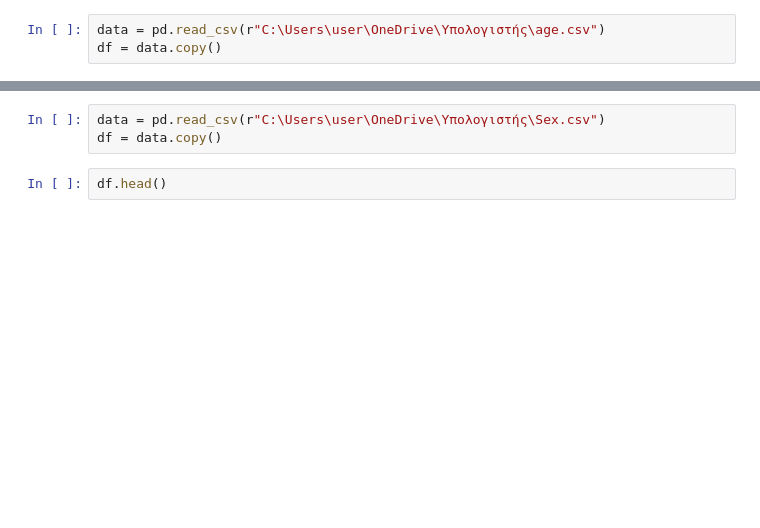
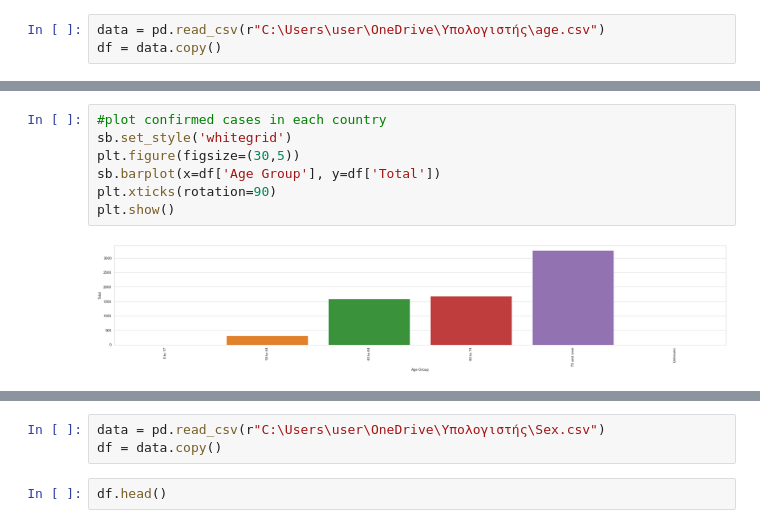
Before and after one commit to PanagiotaAlex/Covid-19-project, a Jupyter notebook: Age-Sex(NY).ipynb, the cells around one changed output, grey strips where cells are left out. Saved outputs shown, nothing was run; the diff lists cells and outputs as text; blank space fills up the shorter version.

```diff
--- a/Age-Sex(NY).ipynb
+++ b/Age-Sex(NY).ipynb
@@ -14,0 +54,9 @@ df.head()
+# %%
+#plot confirmed cases in each country
+sb.set_style('whitegrid')
+plt.figure(figsize=(30,5))
+sb.barplot(x=df['Age Group'], y=df['Total'])
+plt.xticks(rotation=90)
+plt.show()
+# %% [output]
+[figure, added]
```
Also changed, not shown: parts of 12 cells of this notebook.
